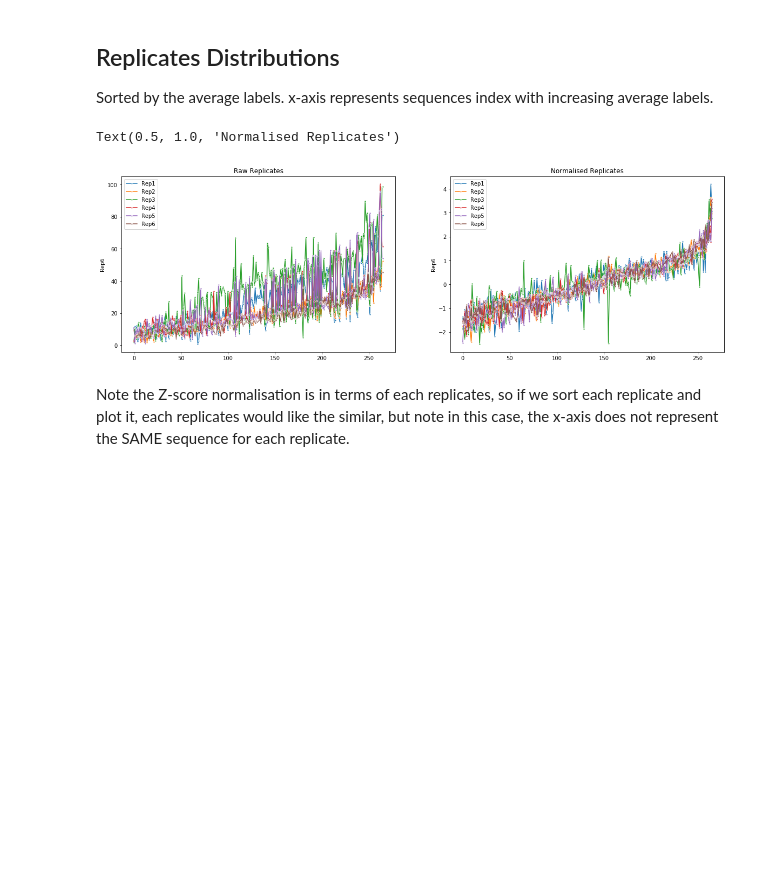
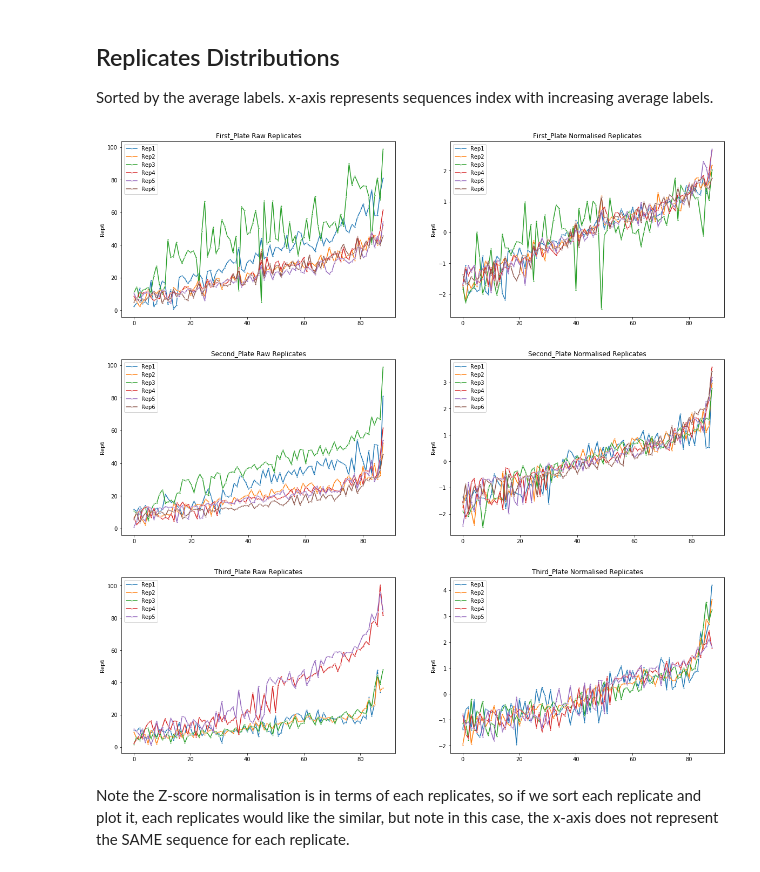
Before and after one commit to mholowko/Solaris, a Jupyter notebook: notebooks/result_analysis/Data_visualisation.ipynb, the cells around one changed output. Saved outputs shown, nothing was run; the diff lists cells and outputs as text; code cells hidden in the pictures; blank space fills up the shorter version.

Commit message:
update clustering and data visualisation

```diff
--- a/notebooks/result_analysis/Data_visualisation.ipynb
+++ b/notebooks/result_analysis/Data_visualisation.ipynb
@@ -96,19 +94,26 @@ Text(0.5, 1.0, 'Normalised Average Label')
 
 Sorted by the average labels. x-axis represents sequences index with increasing average labels.
 # %%
-sorted_by_ave_df_raw = df_raw.sort_values(by = ['AVERAGE'])
-sorted_by_ave_df_normalised = df_normalised.sort_values(by = ['AVERAGE'])
+for plate_name in ['First_Plate', 'Second_Plate', 'Third_Plate']:
+    df_raw_plate = df_raw[df_raw['Plate'] == plate_name]
+    df_normalised_plate = df_normalised[df_normalised['Plate'] == plate_name]
 
-f, axes = plt.subplots(1, 2, figsize=(20, 6), sharex=False)
+    sorted_by_ave_df_raw = df_raw_plate.sort_values(by = ['AVERAGE'])
+    sorted_by_ave_df_normalised = df_normalised_plate.sort_values(by = ['AVERAGE'])
 
-for i in ['Rep1', 'Rep2', 'Rep3', 'Rep4', 'Rep5', 'Rep6']:
-    sns.lineplot(range(len(sorted_by_ave_df_raw[i])), sorted_by_ave_df_raw[i], label = str(i), marker = '.', ax = axes[0])
-    sns.lineplot(range(len(sorted_by_ave_df_normalised[i])), sorted_by_ave_df_normalised[i], label = str(i), marker = '.', ax = axes[1])
-axes[0].set_title('Raw Replicates')
-axes[1].set_title('Normalised Replicates')
+    f, axes = plt.subplots(1, 2, figsize=(20, 6), sharex=False)
+
+    for i in ['Rep1', 'Rep2', 'Rep3', 'Rep4', 'Rep5', 'Rep6']:
+        sns.lineplot(range(len(sorted_by_ave_df_raw[i])), sorted_by_ave_df_raw[i], label = str(i), marker = '.', ax = axes[0])
+        sns.lineplot(range(len(sorted_by_ave_df_normalised[i])), sorted_by_ave_df_normalised[i], label = str(i), marker = '.', ax = axes[1])
+    axes[0].set_title(plate_name + ' Raw Replicates')
+    axes[1].set_title(plate_name + ' Normalised Replicates')
+
+    plt.show()
 # %% [output]
-Text(0.5, 1.0, 'Normalised Replicates')
-[figure, old version]
+[figure, new version]
+[figure, added]
+[figure, added]
 # %% [markdown]
 Note the Z-score normalisation is in terms of each replicates, so if we sort each replicate and plot it, each replicates would like the similar, but note in this case, the x-axis does not represent the SAME sequence for each replicate.
 # %%
```
Also changed, not shown: parts of 6 cells of this notebook, 6 other files.
